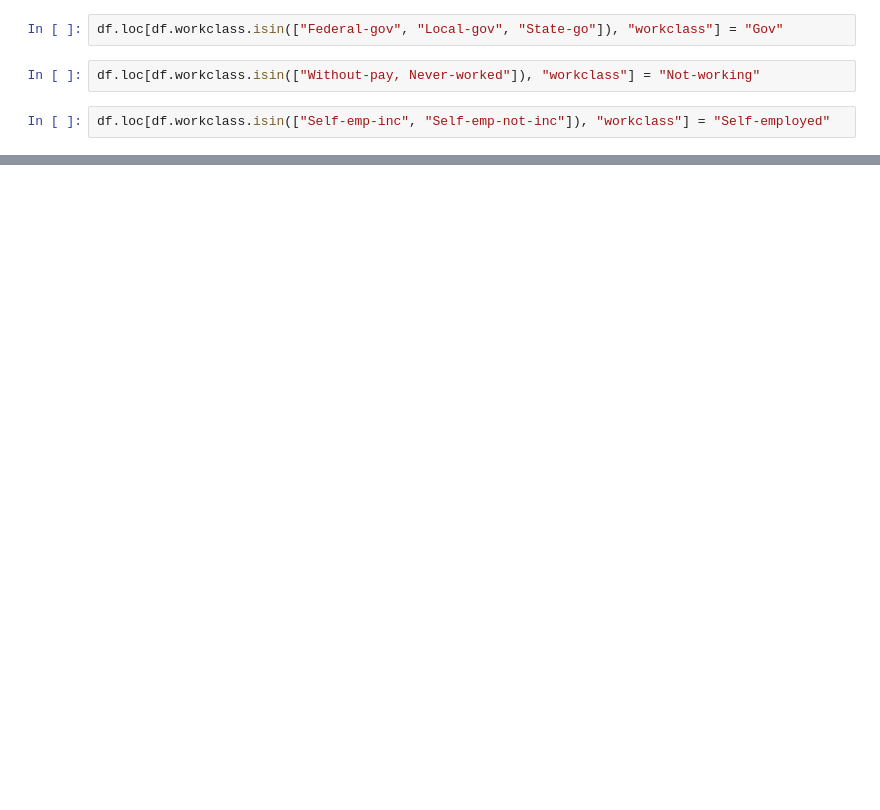
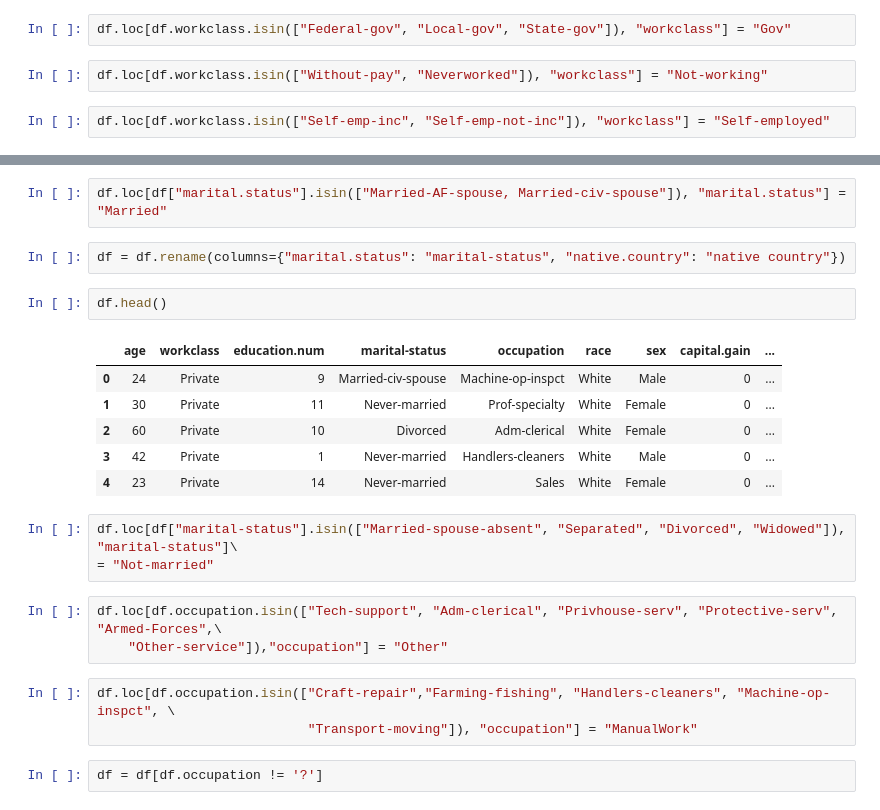
Before and after one commit to invegat/Project2, a Jupyter notebook: adult.ipynb, the cells around one changed output, grey strips where cells are left out. Saved outputs shown, nothing was run; the diff lists cells and outputs as text; blank space fills up the shorter version.

```diff
--- a/adult.ipynb
+++ b/adult.ipynb
@@ -59,9 +42,9 @@ df.tail()
 | 3998 | 21 | Private | 9 | Never-married | Adm-clerical | White | Female | 0 | ... |
 | 3999 | 50 | Private | 9 | Married-civ-spouse | Adm-clerical | White | Male | 0 | ... |
 # %%
-df.loc[df.workclass.isin(["Federal-gov", "Local-gov", "State-go"]), "workclass"] = "Gov"
+df.loc[df.workclass.isin(["Federal-gov", "Local-gov", "State-gov"]), "workclass"] = "Gov"
 # %%
-df.loc[df.workclass.isin(["Without-pay, Never-worked"]), "workclass"] = "Not-working"
+df.loc[df.workclass.isin(["Without-pay", "Neverworked"]), "workclass"] = "Not-working"
 # %%
 df.loc[df.workclass.isin(["Self-emp-inc", "Self-emp-not-inc"]), "workclass"] = "Self-employed"
 # %%
@@ -73,3 +56,27 @@ df.tail()
 | 3997 | 36 | Private | 13 | Divorced | Prof-specialty | Black | Female | 0 | ... |
 | 3998 | 21 | Private | 9 | Never-married | Adm-clerical | White | Female | 0 | ... |
 | 3999 | 50 | Private | 9 | Married-civ-spouse | Adm-clerical | White | Male | 0 | ... |
+# %%
+df.loc[df["marital.status"].isin(["Married-AF-spouse, Married-civ-spouse"]), "marital.status"] = "Married"
+# %%
+df = df.rename(columns={"marital.status": "marital-status", "native.country": "native country"})
+# %%
+df.head()
+# %% [output]
+|  | age | workclass | education.num | marital-status | occupation | race | sex | capital.gain | ... |
+| 0 | 24 | Private | 9 | Married-civ-spouse | Machine-op-inspct | White | Male | 0 | ... |
+| 1 | 30 | Private | 11 | Never-married | Prof-specialty | White | Female | 0 | ... |
+| 2 | 60 | Private | 10 | Divorced | Adm-clerical | White | Female | 0 | ... |
+| 3 | 42 | Private | 1 | Never-married | Handlers-cleaners | White | Male | 0 | ... |
+| 4 | 23 | Private | 14 | Never-married | Sales | White | Female | 0 | ... |
+# %%
+df.loc[df["marital-status"].isin(["Married-spouse-absent", "Separated", "Divorced", "Widowed"]), "marital-status"]\
+= "Not-married"
+# %%
+df.loc[df.occupation.isin(["Tech-support", "Adm-clerical", "Privhouse-serv", "Protective-serv", "Armed-Forces",\
+    "Other-service"]),"occupation"] = "Other"
+# %%
+df.loc[df.occupation.isin(["Craft-repair","Farming-fishing", "Handlers-cleaners", "Machine-op-inspct", \
+                           "Transport-moving"]), "occupation"] = "ManualWork"
+# %%
+df = df[df.occupation != '?']
```
Also changed, not shown: parts of 10 cells of this notebook, 2 other files.
